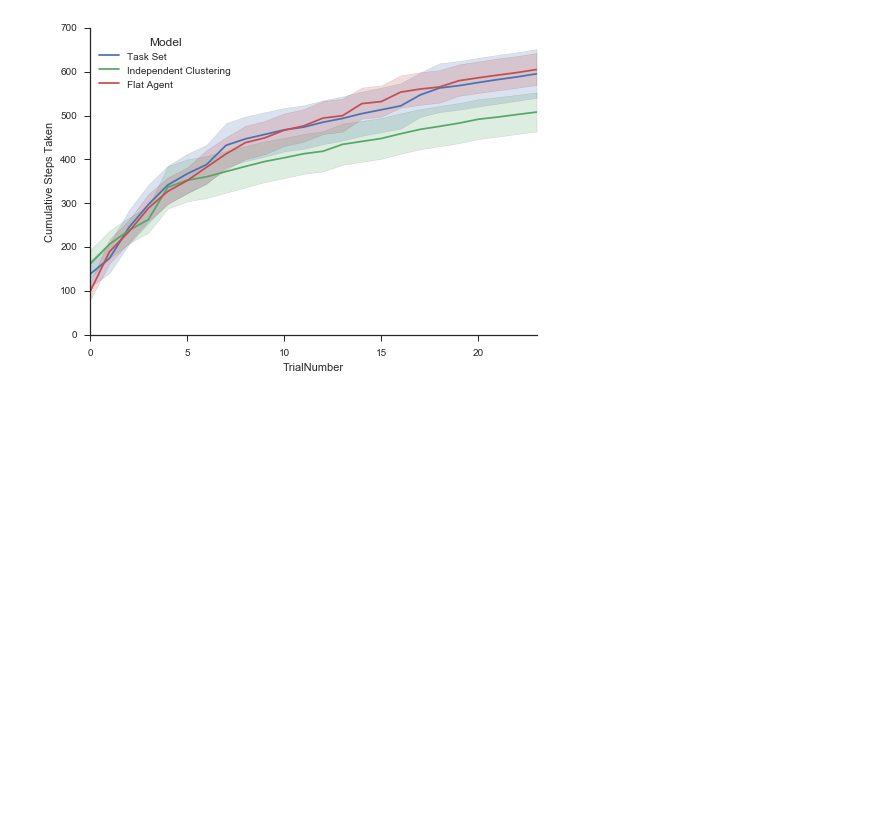
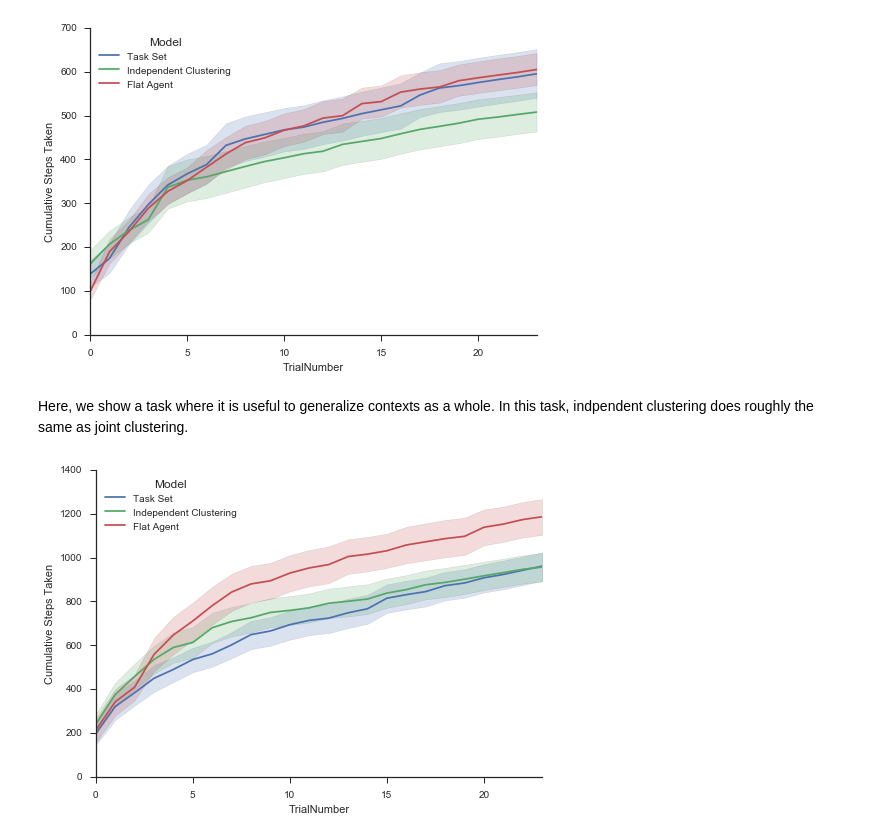
Before and after one commit to nicktfranklin/IndependentClusters, a Jupyter notebook: Demonstration.ipynb, the cells around one changed output. Saved outputs shown, nothing was run; the diff lists cells and outputs as text; code cells hidden in the pictures; blank space fills up the shorter version.

```diff
--- a/Demonstration.ipynb
+++ b/Demonstration.ipynb
@@ -156,3 +160,61 @@ with sns.axes_style('ticks'):
     sns.despine()
 # %% [output]
 [figure]
+# %% [markdown]
+Here, we show a task where it is useful to generalize contexts as a whole. In this task, indpendent clustering does roughly the same as joint clustering.
+# %%
+# define all of the task parameters
+grid_world_size = (6, 6)
+
+# define mapping between primitive action (a in [0, 1]) and cardinal movements
+# (left, right, up down)
+map_0 = {0: u'left', 1: u'up', 2: u'down', 3: u'right'}
+map_1 = {4: u'up', 5: u'left', 6: u'right', 7: u'down'}
+# define the mappings for each context, where the ith mapping belongs the ith context
+context_maps = [map_0, map_0, map_0, map_0, map_1, map_1]
+
+# define goal locations
+goal_0 = (0, 0)
+goal_1 = (0, 5)
+goal_2 = (5, 0)
+goal_3 = (5, 5)
+# define the goal location for each context, where the ith goal belongs the ith context
+context_goals = [goal_0, goal_1, goal_2, goal_0, goal_3, goal_3]
+
+start_locations = [(x, y) for x in range(grid_world_size[0]) for y in range(grid_world_size[1])]
+for g in set(context_goals):
+    start_locations.remove(g)
+
+context_balance = [2, 2, 6, 6, 4, 4]
+
+hazard_rates = [0.5, 0.67, 0.75, 0.75, 1.0, 1.0, 1.0, 1.0, 1.0, 1.0, 1.0, 1.0]
+
+list_goal_priors = [(0, 0), (0, 5), (5, 0), (5, 5)]
+
+task_kwargs = dict(
+    context_balance=context_balance,
+    context_goals=context_goals,
+    context_maps=context_maps,
+    hazard_rates=hazard_rates,
+    start_locations=start_locations,
+    grid_world_size=grid_world_size,
+    list_goal_priors=list_goal_priors
+)
+
+n_sim = 25
+
+resultsTS = pd.concat([simulate(TaskSetAgent, ii, task_kwargs) for ii in range(n_sim)])
+resultsIC = pd.concat([simulate(IndependentClusterAgent, ii, task_kwargs) for ii in range(n_sim)])
+resultsFL = pd.concat([simulate(FlatAgent, ii, task_kwargs) for ii in range(n_sim)])
+
+resultsTS['Model'] = ['Task Set'] * len(resultsTS)
+resultsIC['Model'] = ['Independent Clustering'] * len(resultsIC)
+resultsFL['Model'] = ['Flat Agent'] * len(resultsFL)
+results = pd.concat([resultsTS, resultsIC, resultsFL])
+
+tsplot_kwargs['data'] = results[results['In goal']]
+with sns.axes_style('ticks'):
+    sns.tsplot(**tsplot_kwargs)
+    sns.despine()
+# %% [output]
+[figure, added]
```
Also changed, not shown: parts of 1 cell of this notebook, 1 other file.
